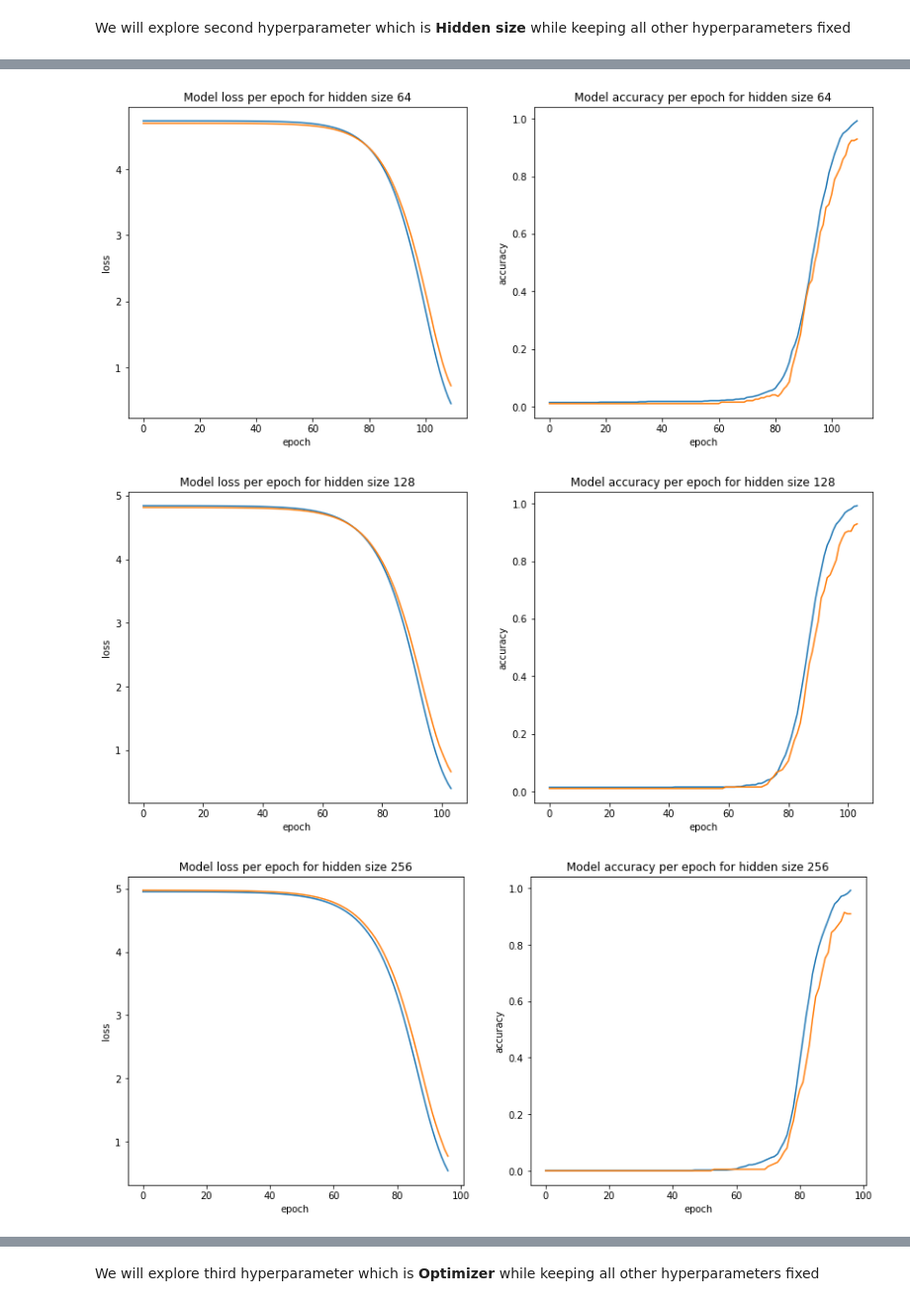
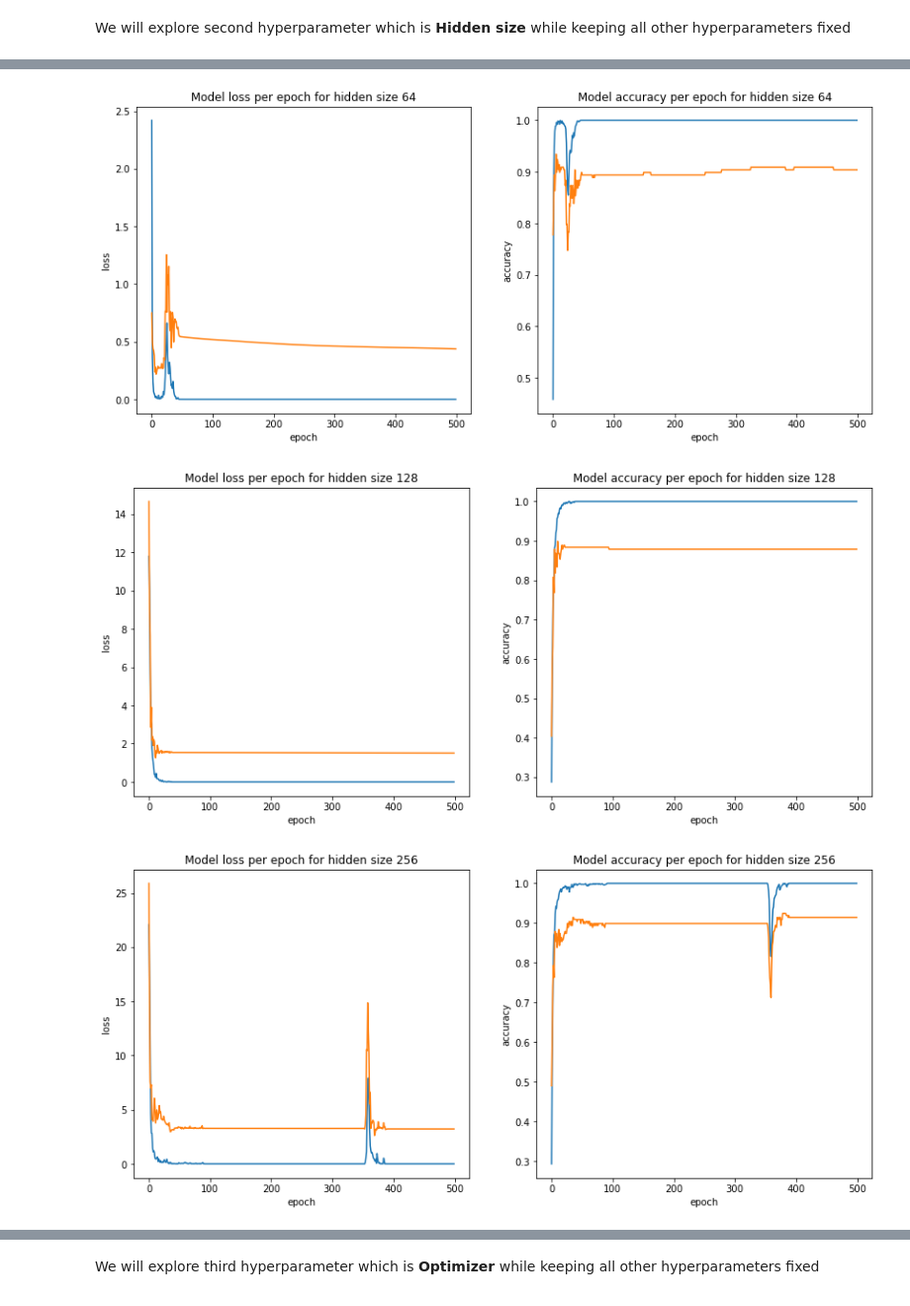
Before and after one commit to mahmodKhaled/Leaf-Classification, a Jupyter notebook: leaf_classification.ipynb, the cells around one changed output, grey strips where cells are left out. Shown at 99% size. Cells and saved outputs as stored; diff of their text form; code cells hidden in the pictures.

Commit message:
make learning rate scheduler at first to choose best learning rate to be used in training and throughout the rest hyperparamerts

```diff
--- a/leaf_classification.ipynb
+++ b/leaf_classification.ipynb
@@ -515,0 +580,14 @@ def train_curves(history, special_title, special_title_var):
+# %%
+for lr in learning_rate:
+    print('Start training for learning rate =', str(lr))
+    OPTIMIZER = SGD(learning_rate=lr)
+    model = DenseMLP(input_shape= X_train_scaled.shape, hidden_size= HIDDEN_SIZE, output_size= y_train_unique_length,
+                         dropout_rate= DROPOUT_RATE, dropout= DROPOUT)
+    history = training(model, tf.cast(X_train_scaled,dtype=tf.float32), tf.cast(y_train_encoded,dtype=tf.int32), BATCH_SIZE,
+                           OPTIMIZER, None, None)
+    train_curves(history,'for learning rate',lr)
+    loss, acc = evaluation(model= model, X= X_train_scaled, y= y_train_encoded, batch_size= BATCH_SIZE)
+    print('\nThe Evaluation of the model on the train data is:')
+    print('Train loss =',loss)
+    print('Train accuracy =', acc)
+    print('\nEnd training for learning rate =', str(lr) + '\n')
@@ -520,9 +622,8 @@ We will explore first hyperparameter which is **Batch size** while keeping all o
 # %%
 batch_size = [64, 128, 256]
 HIDDEN_SIZE = 128
-LEARNING_RATE = 1e-8
-OPTIMIZER = Adam()
-LEARNING_RATE_SCHEDULAR = LearningRateScheduler(lambda epoch: LEARNING_RATE * 10**(epoch / 20))
+LEARNING_RATE = 6e-2
+OPTIMIZER = Adam(learning_rate=LEARNING_RATE)
 DROPOUT_RATE = 0
 DROPOUT = False
 # %% [markdown]
@@ -533,7 +634,7 @@ for batch in batch_size:
     model = DenseMLP(input_shape= X_train_scaled.shape, hidden_size= HIDDEN_SIZE, output_size= y_train_unique_length,
                      dropout_rate= DROPOUT_RATE, dropout= DROPOUT)
     history = training(model, tf.cast(X_train_scaled,dtype=tf.float32), tf.cast(y_train_encoded,dtype=tf.int32), batch,
-                       OPTIMIZER, LEARNING_RATE_SCHEDULAR)
+                       OPTIMIZER, None,None)
     train_curves(history,'for batch size',batch)
     loss, acc = evaluation(model= model, X= X_train_scaled, y= y_train_encoded, batch_size= batch)
     print('\nThe Evaluation of the model on the train data is:')
@@ -568,9 +671,8 @@ We will explore second hyperparameter which is **Hidden size** while keeping all
 # %%
 BATCH_SIZE = 64
 hidden_size = [64, 128, 256]
-LEARNING_RATE = 1e-8
-OPTIMIZER = Adam()
-LEARNING_RATE_SCHEDULAR = LearningRateScheduler(lambda epoch: LEARNING_RATE * 10**(epoch / 20))
+LEARNING_RATE = 6e-2
+OPTIMIZER = Adam(learning_rate=LEARNING_RATE)
 DROPOUT_RATE = 0
 DROPOUT = False
 # %% [markdown]
@@ -581,9 +683,9 @@ for hidden in hidden_size:
     model = DenseMLP(input_shape= X_train_scaled.shape, hidden_size= hidden, output_size= y_train_unique_length,
                      dropout_rate= DROPOUT_RATE, dropout= DROPOUT)
     history = training(model, tf.cast(X_train_scaled,dtype=tf.float32), tf.cast(y_train_encoded,dtype=tf.int32), BATCH_SIZE,
-                        OPTIMIZER, LEARNING_RATE_SCHEDULAR)
+                        OPTIMIZER, None,None)
     train_curves(history,'for hidden size',hidden)
-    loss, acc = evaluation(model= model, X= X_train_scaled, y= y_train_encoded, batch_size= batch)
+    loss, acc = evaluation(model= model, X= X_train_scaled, y= y_train_encoded, batch_size= BATCH_SIZE)
     print('\nThe Evaluation of the model on the train data is:')
     print('Train loss =',loss)
     print('Train accuracy =', acc)
@@ -607,5 +709,5 @@ Train accuracy = 0.9757575988769531
 
 End training for Batch size = 256
-[figure, old version]
+[figure, new version]
-[figure, old version]
+[figure, new version]
-[figure, old version]
+[figure, new version]
```
Also changed, not shown: parts of 38 cells of this notebook.
